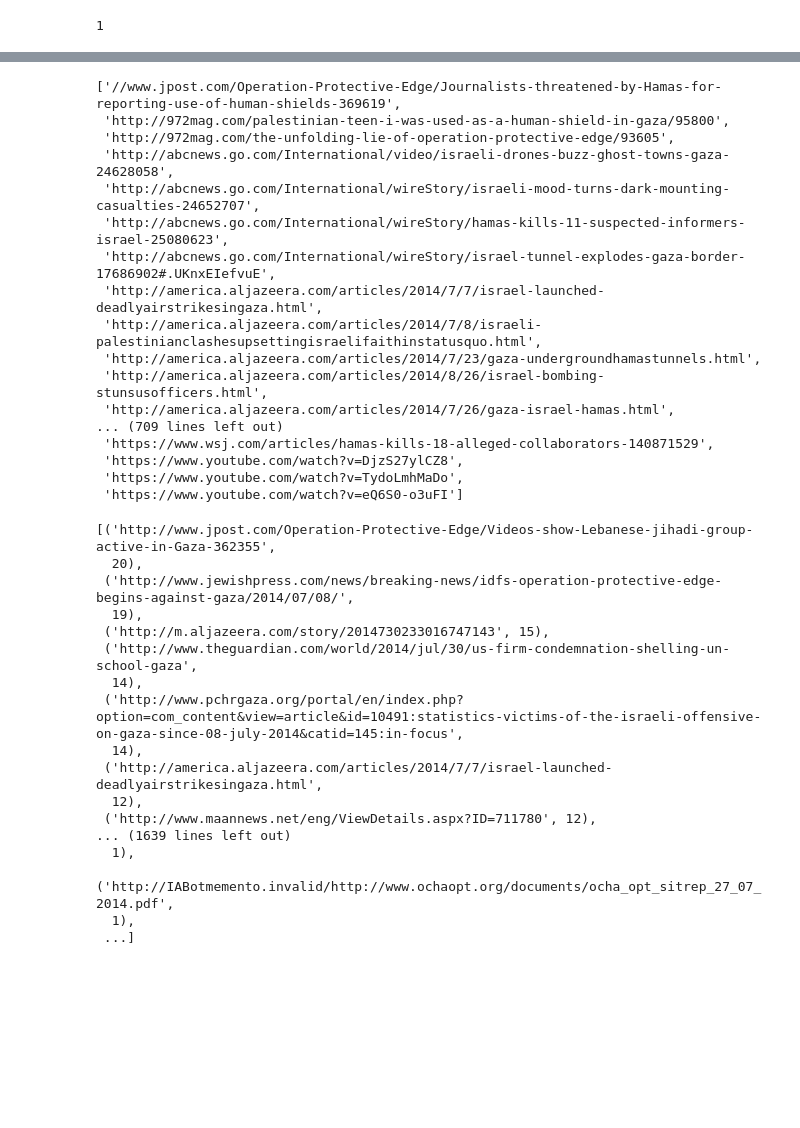
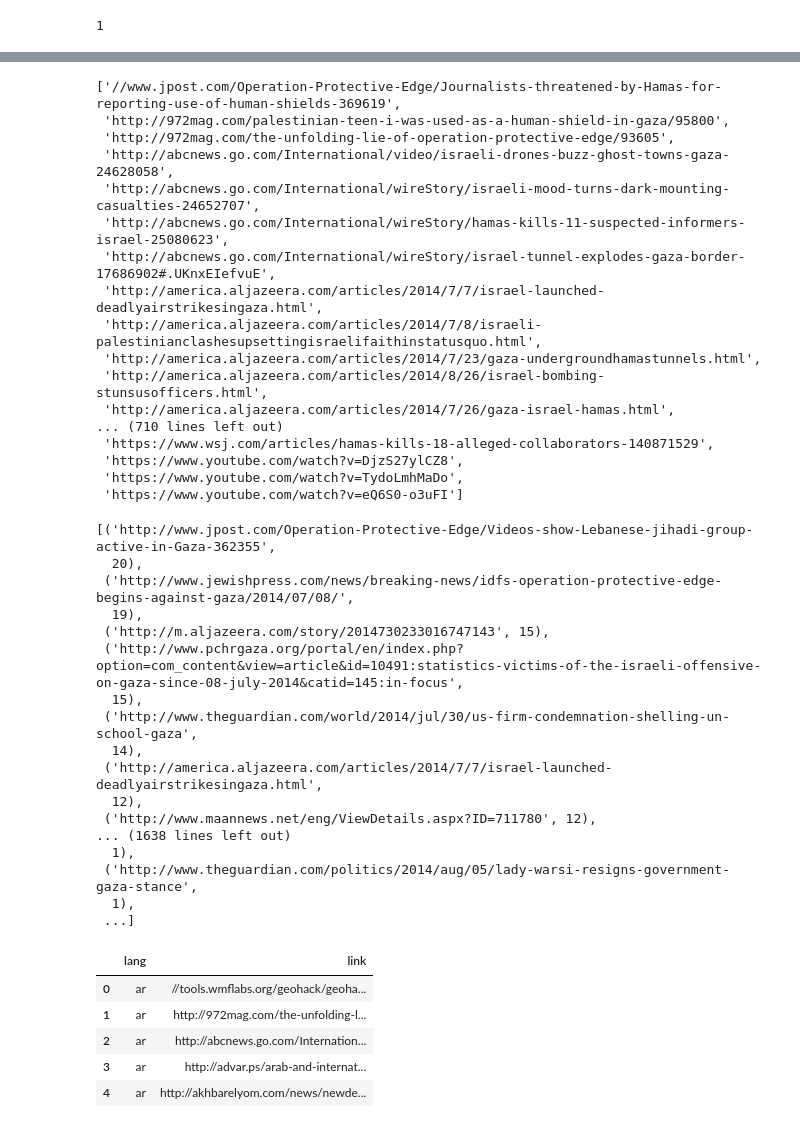
Before and after one commit to cjer/zuk, a Jupyter notebook: zuk_wiki.ipynb, the cells around one changed output, grey strips where cells are left out. Drawn from its saved outputs; the diff is of its cells as text; code cells hidden in the pictures; blank space fills up the shorter version.

Commit message:
add link graph and categories

```diff
--- a/zuk_wiki.ipynb
+++ b/zuk_wiki.ipynb
@@ -90,3 +74,6 @@ zuk_he.links
  'תבנית:קישור שבור': תבנית:קישור שבור (id: ??, ns: 10),
  'תבנית:שני טורים': תבנית:שני טורים (id: ??, ns: 10),
  'פורטל:ישראל': פורטל:ישראל (id: ??, ns: 100)}
+# %%
+ll = zuk_he.langlinks
+ll['he'] = ll['ar'].langlinks['he']
@@ -92,0 +99,4 @@ zuk_he.links
+# %%
+categories = {}
+for k in sorted(ll.keys()):
+    categories[k] = ll[k].categories
@@ -197,7 +211,7 @@ clean_links['en']
  'http://america.aljazeera.com/articles/2014/7/23/gaza-undergroundhamastunnels.html',
  'http://america.aljazeera.com/articles/2014/8/26/israel-bombing-stunsusofficers.html',
  'http://america.aljazeera.com/articles/2014/7/26/gaza-israel-hamas.html',
-... (709 lines left out)
+... (710 lines left out)
  'https://www.wsj.com/articles/hamas-kills-18-alleged-collaborators-140871529',
  'https://www.youtube.com/watch?v=DjzS27ylCZ8',
  'https://www.youtube.com/watch?v=TydoLmhMaDo',
@@ -214,15 +226,15 @@ lc.most_common()
  ('http://www.jewishpress.com/news/breaking-news/idfs-operation-protective-edge-begins-against-gaza/2014/07/08/',
   19),
  ('http://m.aljazeera.com/story/2014730233016747143', 15),
+ ('http://www.pchrgaza.org/portal/en/index.php?option=com_content&view=article&id=10491:statistics-victims-of-the-israeli-offensive-on-gaza-since-08-july-2014&catid=145:in-focus',
+  15),
  ('http://www.theguardian.com/world/2014/jul/30/us-firm-condemnation-shelling-un-school-gaza',
-  14),
- ('http://www.pchrgaza.org/portal/en/index.php?option=com_content&view=article&id=10491:statistics-victims-of-the-israeli-offensive-on-gaza-since-08-july-2014&catid=145:in-focus',
   14),
  ('http://america.aljazeera.com/articles/2014/7/7/israel-launched-deadlyairstrikesingaza.html',
   12),
  ('http://www.maannews.net/eng/ViewDetails.aspx?ID=711780', 12),
-... (1639 lines left out)
+... (1638 lines left out)
   1),
- ('http://IABotmemento.invalid/http://www.ochaopt.org/documents/ocha_opt_sitrep_27_07_2014.pdf',
+ ('http://www.theguardian.com/politics/2014/aug/05/lady-warsi-resigns-government-gaza-stance',
   1),
  ...]
@@ -228,0 +244,16 @@ lc.most_common()
+# %%
+cl_for_df = []
+
+for lang in clean_links:
+    for link in clean_links[lang]:
+        cl_for_df.append({'lang': lang, 'link': link})
+
+ldf = pd.DataFrame(cl_for_df)
+ldf.head()
+# %% [output]
+|  | lang | link |
+| 0 | ar | //tools.wmflabs.org/geohack/geoha... |
+| 1 | ar | http://972mag.com/the-unfolding-l... |
+| 2 | ar | http://abcnews.go.com/Internation... |
+| 3 | ar | http://advar.ps/arab-and-internat... |
+| 4 | ar | http://akhbarelyom.com/news/newde... |
```
Also changed, not shown: parts of 13 cells of this notebook, 1 other file.
